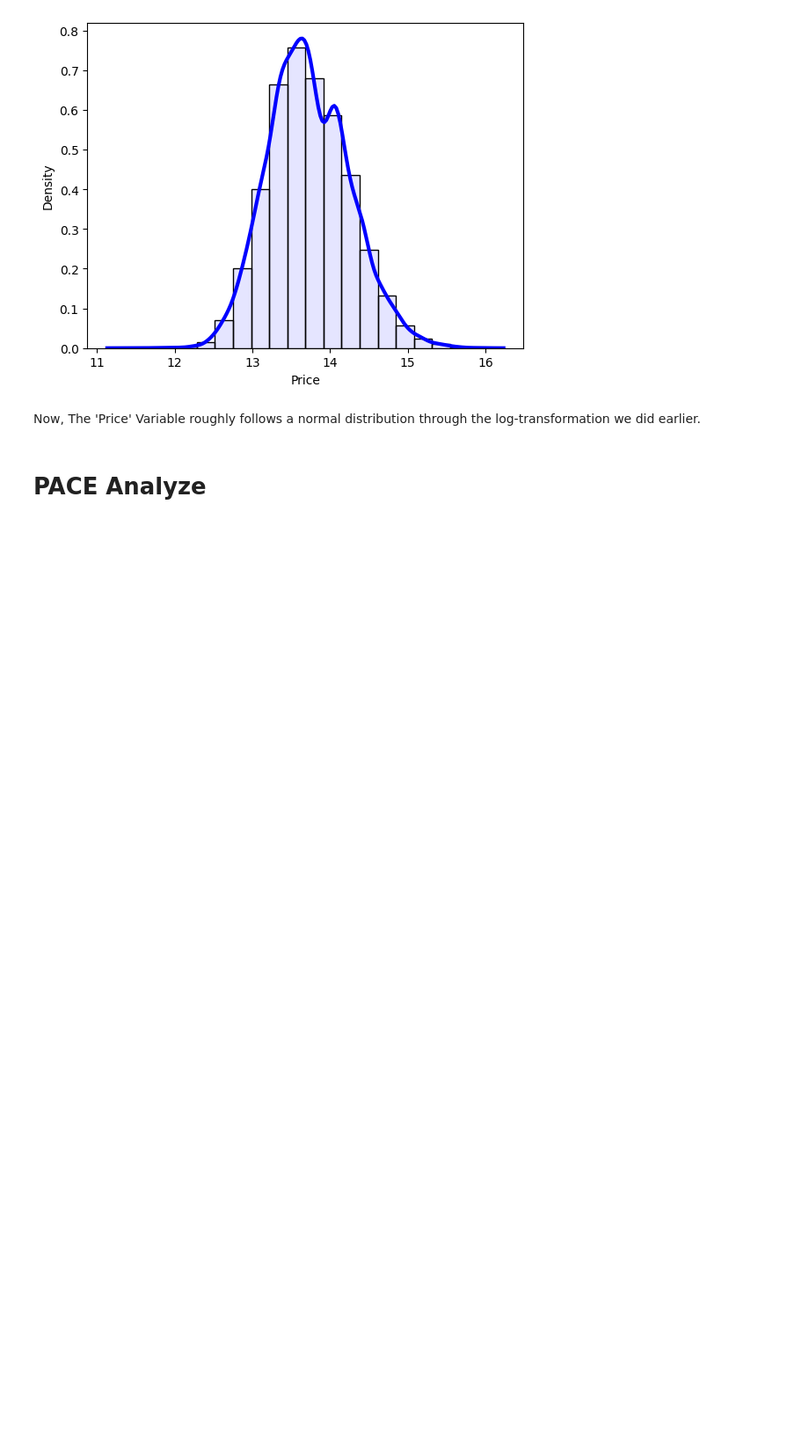
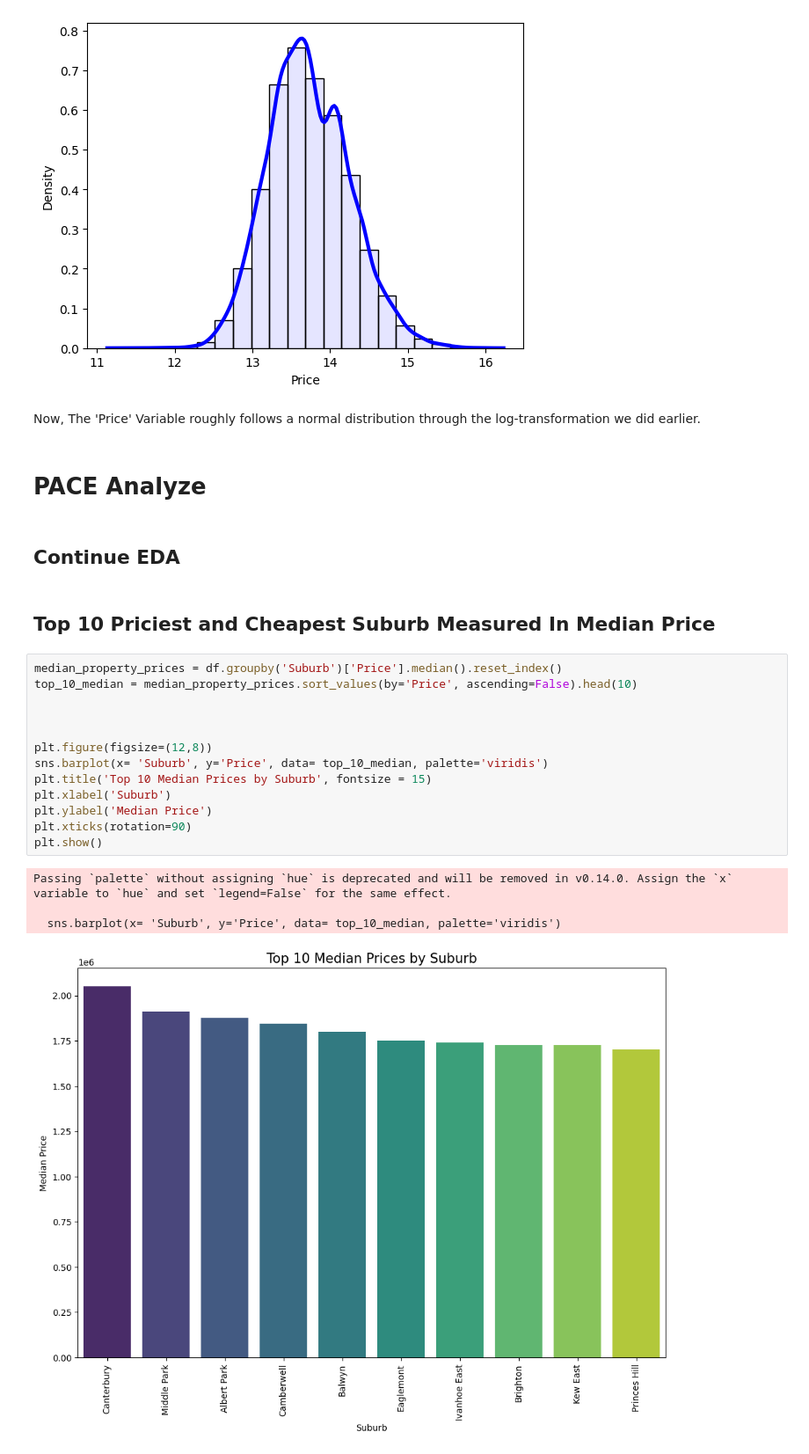
Before and after one commit to DustinKeene/Melbourne-Property-Price-Prediction-Modelling-, a Jupyter notebook: data_project_lab.ipynb, the cells around one changed output. Shown at 88% size. Saved outputs shown, nothing was run; the diff lists cells and outputs as text; blank space fills up the shorter version.

Commit message:
Added graphs data visualization in analysis phase

```diff
--- a/data_project_lab.ipynb
+++ b/data_project_lab.ipynb
@@ -290,3 +289,25 @@ sns.kdeplot(log_price, color='blue', linewidth= 3)
 Now, The 'Price' Variable roughly follows a normal distribution through the log-transformation we did earlier.
 # %% [markdown]
 # PACE Analyze
+# %% [markdown]
+## Continue EDA
+# %% [markdown]
+## Top 10 Priciest and Cheapest Suburb Measured In Median Price
+# %%
+median_property_prices = df.groupby('Suburb')['Price'].median().reset_index()
+top_10_median = median_property_prices.sort_values(by='Price', ascending=False).head(10)
+
+
+
+plt.figure(figsize=(12,8))
+sns.barplot(x= 'Suburb', y='Price', data= top_10_median, palette='viridis')
+plt.title('Top 10 Median Prices by Suburb', fontsize = 15)
+plt.xlabel('Suburb')
+plt.ylabel('Median Price')
+plt.xticks(rotation=90)
+plt.show()
+# %% [output]
+Passing `palette` without assigning `hue` is deprecated and will be removed in v0.14.0. Assign the `x` variable to `hue` and set `legend=False` for the same effect.
+
+  sns.barplot(x= 'Suburb', y='Price', data= top_10_median, palette='viridis')
+[figure, added]
```
Also changed, not shown: parts of 16 cells of this notebook.
